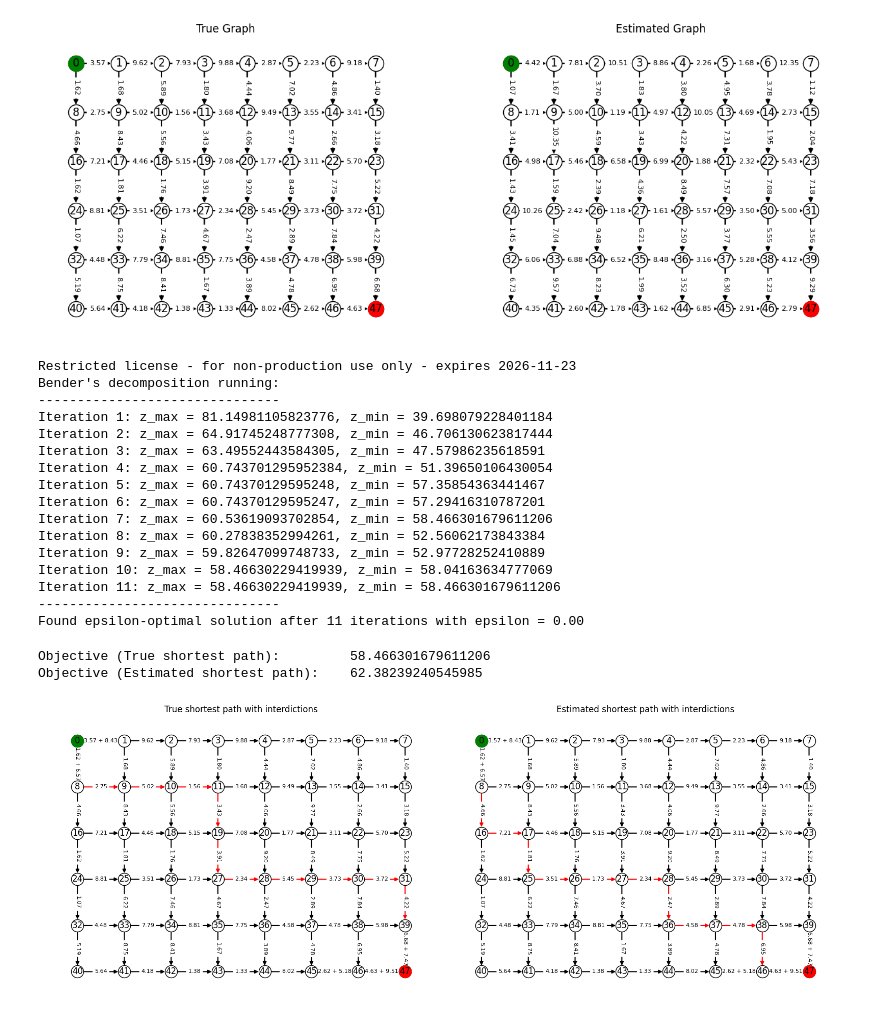
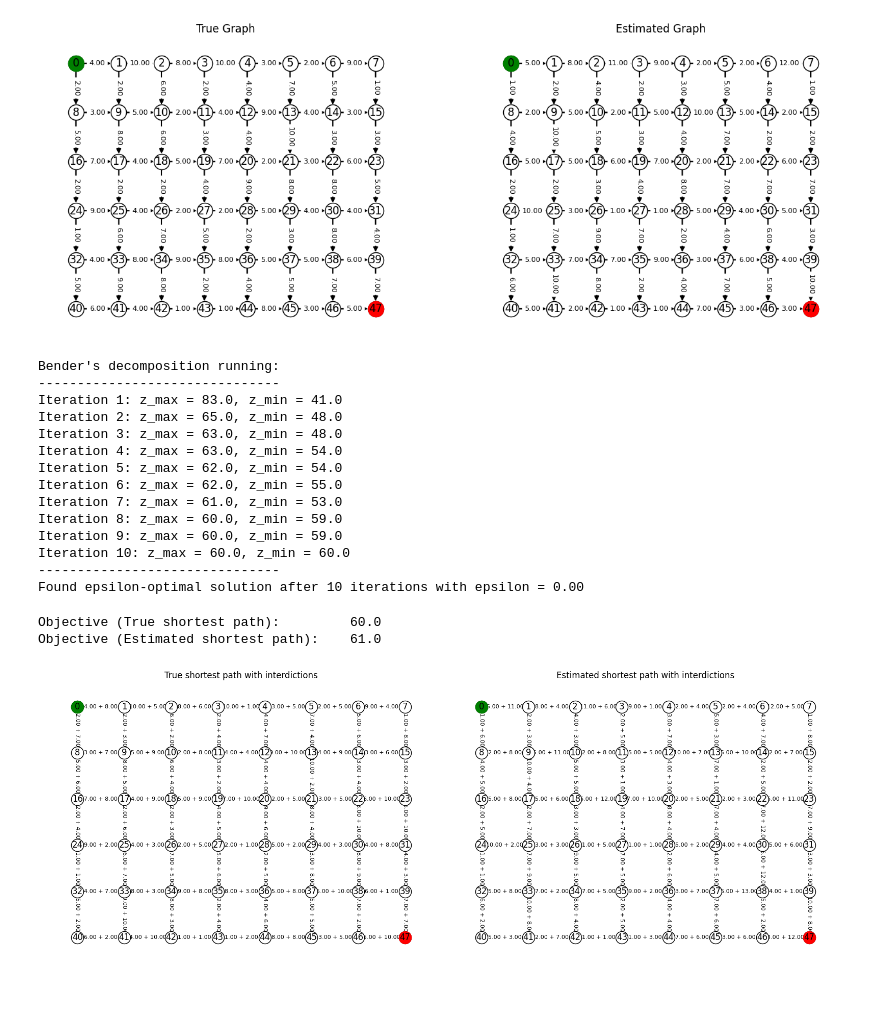
Before and after one commit to lucahart/DFL-for-Shortest-Path-Network-Interdiction, a Jupyter notebook: src/Notebooks/Bayrak08.ipynb, the cells around one changed output. Cells and saved outputs as stored; diff of their text form; code cells hidden in the pictures.

```diff
--- a/src/Notebooks/Bayrak08.ipynb
+++ b/src/Notebooks/Bayrak08.ipynb
@@ -26,10 +26,10 @@ Q = Q[0]
 B = B[0]
 network = networks[0]
 # %%
-true_costs = np.random.rand(network[0] * (network[1] - 1) + (network[0] - 1) * network[1]) * (c_max - c_min) + c_min
-true_delays = np.random.rand(network[0] * (network[1] - 1) + (network[0] - 1) * network[1]) * (d_max - d_min) + d_min
-est_costs = np.random.rand(network[0] * (network[1] - 1) + (network[0] - 1) * network[1]) * 2 * (1 - Q) * true_costs + Q * true_costs
-est_delays = np.random.rand(network[0] * (network[1] - 1) + (network[0] - 1) * network[1]) * 2 * (1 - Q) * true_delays + Q * true_delays
+true_costs = (np.random.rand(network[0] * (network[1] - 1) + (network[0] - 1) * network[1]) * (c_max - c_min) + c_min).round(0)
+true_delays = (np.random.rand(network[0] * (network[1] - 1) + (network[0] - 1) * network[1]) * (d_max - d_min) + d_min).round(0)
+est_costs = (np.random.rand(network[0] * (network[1] - 1) + (network[0] - 1) * network[1]) * 2 * (1 - Q) * true_costs + Q * true_costs).round(0)
+est_delays = (np.random.rand(network[0] * (network[1] - 1) + (network[0] - 1) * network[1]) * 2 * (1 - Q) * true_delays + Q * true_delays).round(0)
 
 true_graph = ShortestPathGrid(network[0], network[1], true_costs)
 est_graph = ShortestPathGrid(network[0], network[1], est_costs)
@@ -49,43 +49,41 @@ est_shortest_path = shortestPathGrb(est_graph)
 est_shortest_path.setObj(est_costs + x_true_I * est_delays)
 y_est_I, obj_est_I = est_shortest_path.solve()
 # %% [output]
-Restricted license - for non-production use only - expires 2026-11-23
 Bender's decomposition running:
 -------------------------------
-Iteration 1: z_max = 81.14981105823776, z_min = 39.698079228401184
-Iteration 2: z_max = 64.91745248777308, z_min = 46.706130623817444
-Iteration 3: z_max = 63.49552443584305, z_min = 47.57986235618591
-Iteration 4: z_max = 60.743701295952384, z_min = 51.39650106430054
-Iteration 5: z_max = 60.74370129595248, z_min = 57.35854363441467
-Iteration 6: z_max = 60.74370129595247, z_min = 57.29416310787201
-Iteration 7: z_max = 60.53619093702854, z_min = 58.466301679611206
-Iteration 8: z_max = 60.27838352994261, z_min = 52.56062173843384
-Iteration 9: z_max = 59.82647099748733, z_min = 52.97728252410889
-Iteration 10: z_max = 58.46630229419939, z_min = 58.04163634777069
-Iteration 11: z_max = 58.46630229419939, z_min = 58.466301679611206
+Iteration 1: z_max = 83.0, z_min = 41.0
+Iteration 2: z_max = 65.0, z_min = 48.0
+Iteration 3: z_max = 63.0, z_min = 48.0
+Iteration 4: z_max = 63.0, z_min = 54.0
+Iteration 5: z_max = 62.0, z_min = 54.0
+Iteration 6: z_max = 62.0, z_min = 55.0
+Iteration 7: z_max = 61.0, z_min = 53.0
+Iteration 8: z_max = 60.0, z_min = 59.0
+Iteration 9: z_max = 60.0, z_min = 59.0
+Iteration 10: z_max = 60.0, z_min = 60.0
 -------------------------------
-Found epsilon-optimal solution after 11 iterations with epsilon = 0.00
+Found epsilon-optimal solution after 10 iterations with epsilon = 0.00
 # %%
 # Print results
 print(f"Objective (True shortest path): \t{obj_true_I}")
 print(f"Objective (Estimated shortest path): \t{true_graph(y_est_I, interdictions=x_true_I*true_delays)}")
 
 # Visualize results
 fig, ax = plt.subplots(1, 2, figsize=(16, 6))
 true_graph.visualize(ax=ax[0],
                      colored_edges=y_true_I,
                      dashed_edges=x_true_I,
-                     interdictions=x_true_I*true_delays,
+                     interdictions=true_delays,
                      title="True shortest path with interdictions")
-true_graph.visualize(ax=ax[1],
+est_graph.visualize(ax=ax[1],
                    colored_edges=y_est_I,
                    dashed_edges=x_true_I,
-                   interdictions=x_true_I*true_delays,
+                   interdictions=est_delays,
                    title="Estimated shortest path with interdictions")
 fig.tight_layout()
 # %% [output]
-Objective (True shortest path):         58.466301679611206
-Objective (Estimated shortest path):    62.38239240545985
+Objective (True shortest path):         60.0
+Objective (Estimated shortest path):    61.0
-[figure, old version]
+[figure, new version]
 # %%
 # Solution for interdictor with asymmetric information
```
Also changed, not shown: parts of 3 cells of this notebook.
